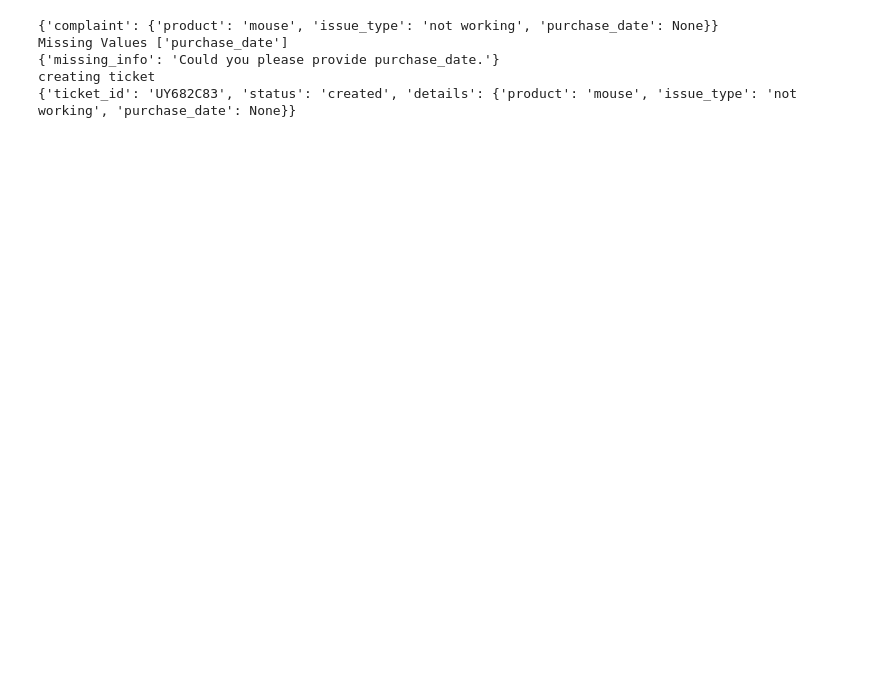
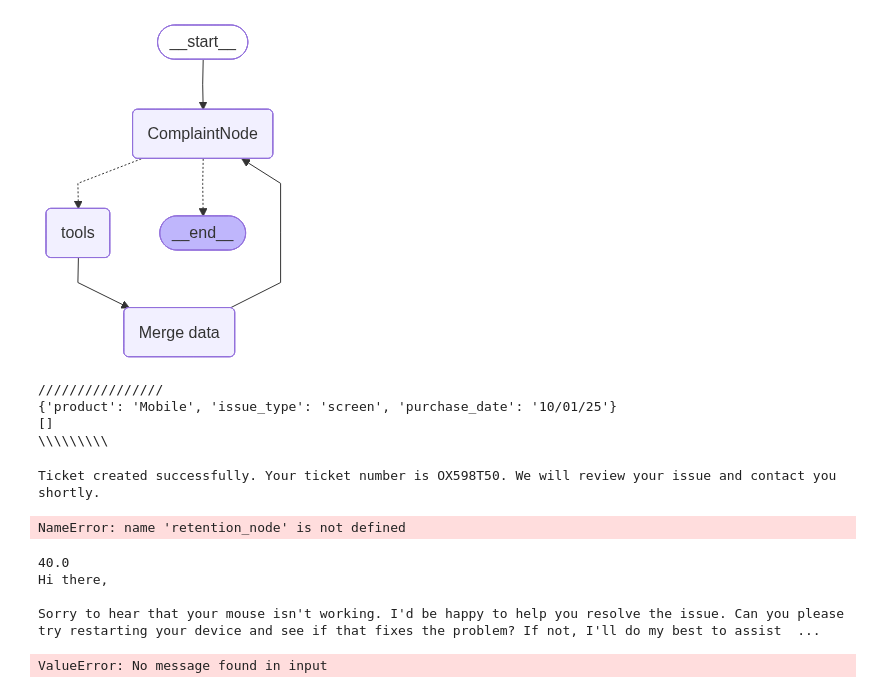
Before and after one commit to abhijitdeshpande83/GenAI, a Jupyter notebook: SupportIQ/agentic-ai/notebooks/customer-retention-orchestrator.ipynb, the cells around one changed output. Cells and saved outputs as stored; diff of their text form; code cells hidden in the pictures; blank space fills up the shorter version.

Commit message:
feat: add ReACT agent for complaint flow

```diff
--- a/SupportIQ/agentic-ai/notebooks/customer-retention-orchestrator.ipynb
+++ b/SupportIQ/agentic-ai/notebooks/customer-retention-orchestrator.ipynb
@@ -24,12 +24,10 @@ class SupervisorState(MessagesState):
     """
         State for multi-agent system
     """
-    next_agent: str
     user_input: str
-    user_intent: str
-    complaint: str
-    missing_info:  List[dict]
-    complaint_in_progress: bool = False
+    # user_intent: str
+    complaint: dict
+    missing_info: list
 
 # Supervisor Node
 
@@ -140,6 +129,9 @@ def create_ticket(complaint: dict)->dict:
     }
 
     return ticket
+# %%
+tools = [nlu,create_ticket]
+complaint_tool =  ToolNode(tools)
 # %%
 def complaint_node(state:SupervisorState)->SupervisorState:
    """
@@ -164,11 +208,56 @@ def complaint_node(state:SupervisorState)->SupervisorState:
+# %%
+builder = StateGraph(SupervisorState)
+builder.add_node("ComplaintNode", complaint_node)
+builder.add_node("tools",complaint_tool)
+builder.add_node("Merge data",merge_complaint)
+
+builder.add_edge(START,"ComplaintNode")
+builder.add_conditional_edges(
+    "ComplaintNode",
+    tools_condition
+)
+builder.add_edge("tools","Merge data")
+builder.add_edge("Merge data","ComplaintNode")
+memory = MemorySaver()
+
+build = builder.compile(checkpointer=memory)
+config= {"configurable":{"thread_id":"user_complaint_session_A"}}
+# %%
+build
+# %% [output]
+[figure, added]
+# %%
+response = build.invoke({"messages":"My Mobile screen is broken. I purchased on October 1st, 2025"}, config=config)
+# response = build.invoke({"messages":"Octore 1st, 2022"}, config=config)
+# %% [output]
+////////////////
+{'product': 'Mobile', 'issue_type': 'screen', 'purchase_date': '10/01/25'}
+[]
+\\\\\\\\\
+# %%
+print(response['messages'][-1].content)
+# %% [output]
+Ticket created successfully. Your ticket number is OX598T50. We will review your issue and contact you shortly.
 # %%
 graph = StateGraph(SupervisorState)
 graph.add_node("Supervisor",supervisor_node)
 graph.add_node("Inquiry Agent",inquiry_node)
-graph.add_node("Complaint Agent",complaint_node)
+graph.add_node("Complaint Agent",complaint_tool)
 graph.add_node("Retention Agent",retention_node)
 graph.add_node("Fallback", fallback)
 
 graph.add_edge(START, "Supervisor")
+graph.add_conditional_edges(
+    "Supervisor",
+    {
+        "complaint": "Complaint Agent",
+        "inquiry": "Inquiry Agent",
+        "retention": "Retention Agent",
+        "fallback": "Fallback"
+    }
+)
+graph.add_edge("Complaint Agent",END)
 
 app = graph.compile()
+# %% [output]
+NameError: name 'retention_node' is not defined
@@ -175,8 +289,8 @@ app = graph.compile()
 # %%
-response = app.invoke({"user_input":"My mouse is not working."})
+response = app.invoke({"user_input":"My mouse is not working. This is a complaint."})
 # %% [output]
-{'complaint': {'product': 'mouse', 'issue_type': 'not working', 'purchase_date': None}}
-Missing Values ['purchase_date']
-{'missing_info': 'Could you please provide purchase_date.'}
-creating ticket
-{'ticket_id': 'UY682C83', 'status': 'created', 'details': {'product': 'mouse', 'issue_type': 'not working', 'purchase_date': None}}
+40.0
+Hi there,
+
+Sorry to hear that your mouse isn't working. I'd be happy to help you resolve the issue. Can you please try restarting your device and see if that fixes the problem? If not, I'll do my best to assist  ...
+ValueError: No message found in input
```
Also changed, not shown: parts of 7 cells of this notebook.
